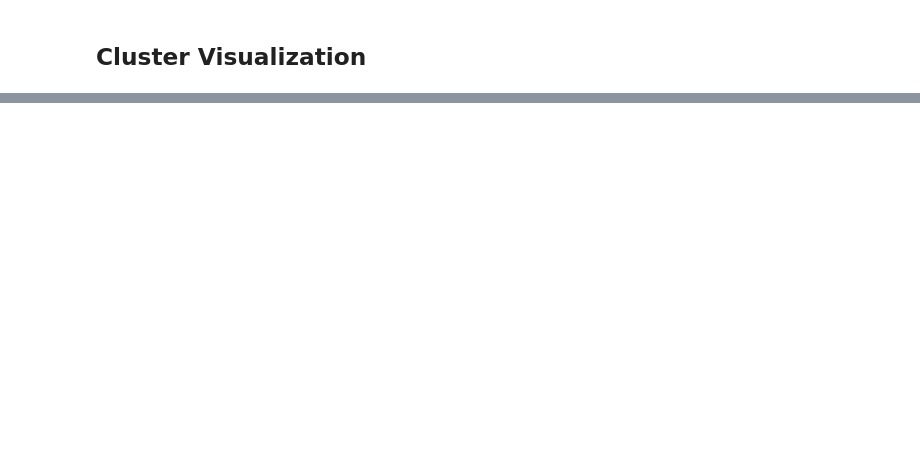
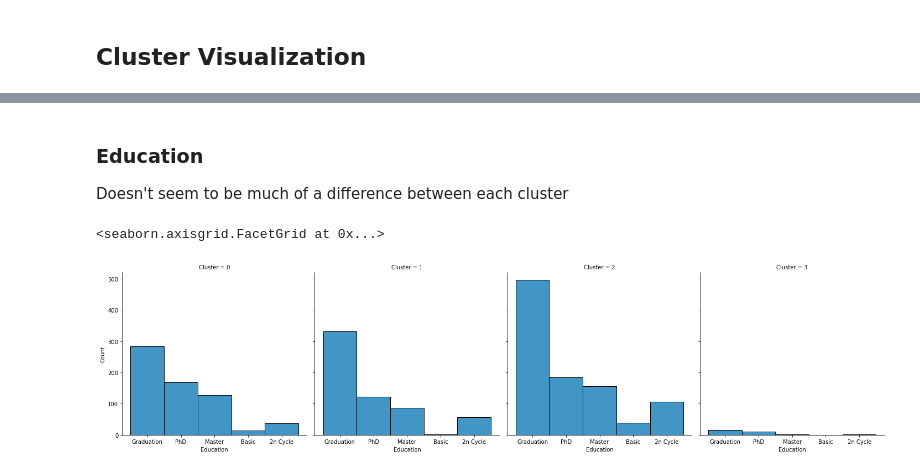
Before and after one commit to BBenicio/customer-personality, a Jupyter notebook: customer_personality.ipynb, the cells around one changed output, grey strips where cells are left out. Saved outputs shown, nothing was run; the diff lists cells and outputs as text; code cells hidden in the pictures; blank space fills up the shorter version.

```diff
--- a/customer_personality.ipynb
+++ b/customer_personality.ipynb
@@ -684,0 +741,8 @@ sns.relplot(data=plotdata, x='x', y='y', hue='labels', col='algs')
+# %% [markdown]
+### Education
+Doesn't seem to be much of a difference between each cluster
+# %%
+sns.displot(data=df_results, x='Education', col='Cluster')
+# %% [output]
+<seaborn.axisgrid.FacetGrid at 0x...>
+[figure, added]
```
Also changed, not shown: parts of 85 cells of this notebook.
